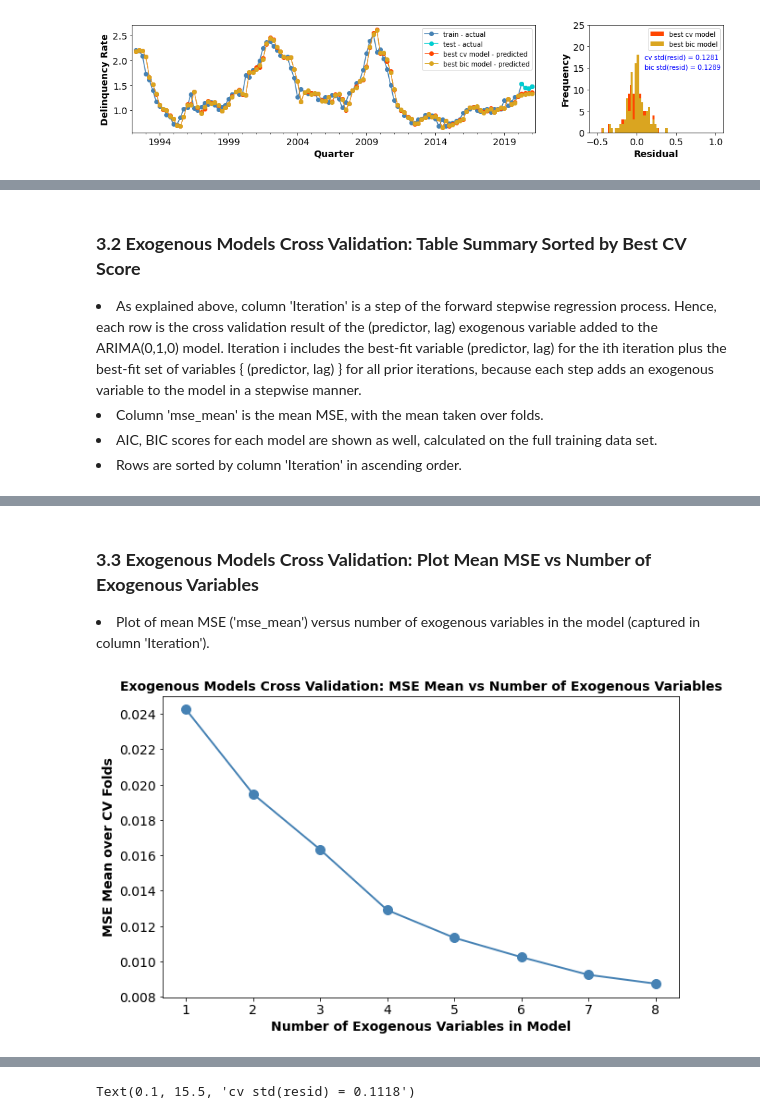
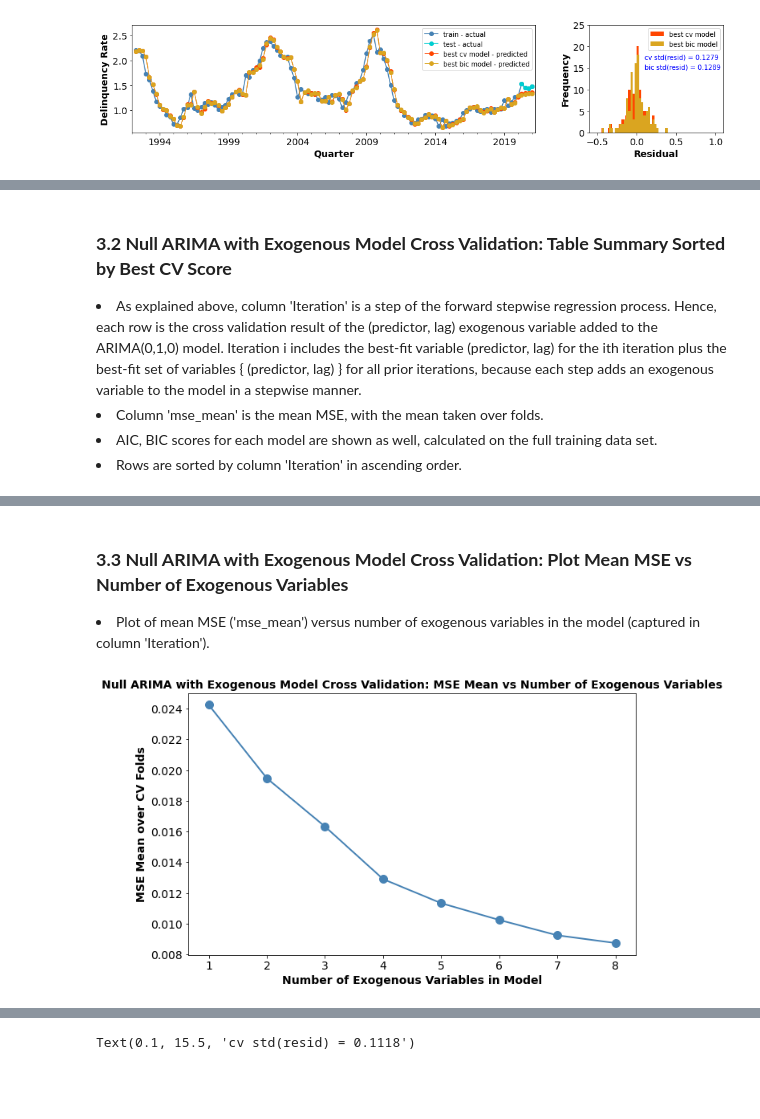
Before and after one commit to gskalski267/springboard, a Jupyter notebook: Capstone_Project_2/notebooks/Cap2_Preprocessing_and_Training.ipynb, the cells around one changed output, grey strips where cells are left out. Saved outputs shown, nothing was run; the diff lists cells and outputs as text; code cells hidden in the pictures; blank space fills up the shorter version.

```diff
--- a/Capstone_Project_2/notebooks/Cap2_Preprocessing_and_Training.ipynb
+++ b/Capstone_Project_2/notebooks/Cap2_Preprocessing_and_Training.ipynb
@@ -457,7 +458,7 @@ for it02 in range(1,k02+1):
             Y_resp02 = df_ln_train.loc[is_train_idx_lag02,'delinq']
 
             #arima model (0,1,0), with_intercept = False
-            exog_arima_model = pm.ARIMA(order=(0, 1, 0), with_intercept=False, scoring='mse', maxiter=20, suppress_warnings=True)
+            exog_arima_model = pm.ARIMA(order=(0, 1, 0), with_intercept=False, scoring='mse', maxiter=30, suppress_warnings=True)
             cv_scor_exog_arima_model = pm.model_selection.cross_validate(exog_arima_model, Y_resp02, X=df_exog_best_try02, scoring='mean_squared_error', cv=cvset_exog_arima_model, verbose=0)
             #fit full training data
             exog_arima_model.fit(Y_resp02, X=df_exog_best_try02)
@@ -520,6 +521,6 @@ iteration: 8 ret_sales 10 101 101 0.0099 0.0087 {'ls_rcvbl_7'} {'close_price_3',
 all done CV with exog
 # %% [markdown]
-### <b>3.2 Exogenous Models Cross Validation: Table Summary Sorted by Best CV Score </b><br>
+### <b>3.2 Null ARIMA with Exogenous Model Cross Validation: Table Summary Sorted by Best CV Score </b><br>
 <li>As explained above, column 'Iteration' is a step of the forward stepwise regression process. Hence, each row is the cross validation result of the (predictor, lag) exogenous variable added to the ARIMA(0,1,0) model.  Iteration i includes the best-fit variable (predictor, lag) for the ith iteration plus the best-fit set of variables { (predictor, lag) } for all prior iterations, because each step adds an exogenous variable to the model in a stepwise manner. </li>
 <li>Column 'mse_mean' is the mean MSE, with the mean taken over folds.</li>
 <li>AIC, BIC scores for each model are shown as well, calculated on the full training data set.</li>
@@ -543,21 +544,21 @@ df_exog_arima_cv_res.head(10)
 | 6 | 7 | cons_sent | 8 | 0.009242 | 0.006591 | -195.297431 | -174.456070 | 2.0 | 6.0 | 7.0 |
 | 7 | 8 | ls_rcvbl | 7 | 0.008743 | 0.005907 | -196.881059 | -173.434527 | 1.0 | 4.0 | 8.0 |
 # %% [markdown]
-### <b>3.3 Exogenous Models Cross Validation: Plot Mean MSE vs Number of Exogenous Variables</b><br>
+### <b>3.3 Null ARIMA with Exogenous Model Cross Validation: Plot Mean MSE vs Number of Exogenous Variables</b><br>
    <li>Plot of mean MSE ('mse_mean') versus number of exogenous variables in the model (captured in column 'Iteration').</li>
 # %%
 #Plot model selection scores (mse_mean vs iteration), annotate (p,q)
 fig03, axes03 = plt.subplots(nrows=1,ncols=1,figsize=(10,6))
 
 #line plot
 df_exog_arima_cv_res.plot(ax=axes03,x='iteration',y='mse_mean',style="-o",linewidth=2.0,markersize=10.0,color='steelblue')
 
-axes03.set_title('Exogenous Models Cross Validation: MSE Mean vs Number of Exogenous Variables', fontsize = 14.0, fontweight='bold')
+axes03.set_title('Null ARIMA with Exogenous Model Cross Validation: MSE Mean vs Number of Exogenous Variables', fontsize = 14.0, fontweight='bold')
 axes03.set_xlabel('Number of Exogenous Variables in Model', fontsize = 14.0, fontweight='bold')
 axes03.tick_params(axis='x', labelsize=14)
 axes03.set_ylabel('MSE Mean over CV Folds', fontsize = 14.0, fontweight='bold')
 axes03.tick_params(axis='y', labelsize=14)
 axes03.get_legend().remove()
 # %% [output]
-[figure, old version]
+[figure, new version]
 # %% [markdown]
```
Also changed, not shown: parts of 38 cells of this notebook.
